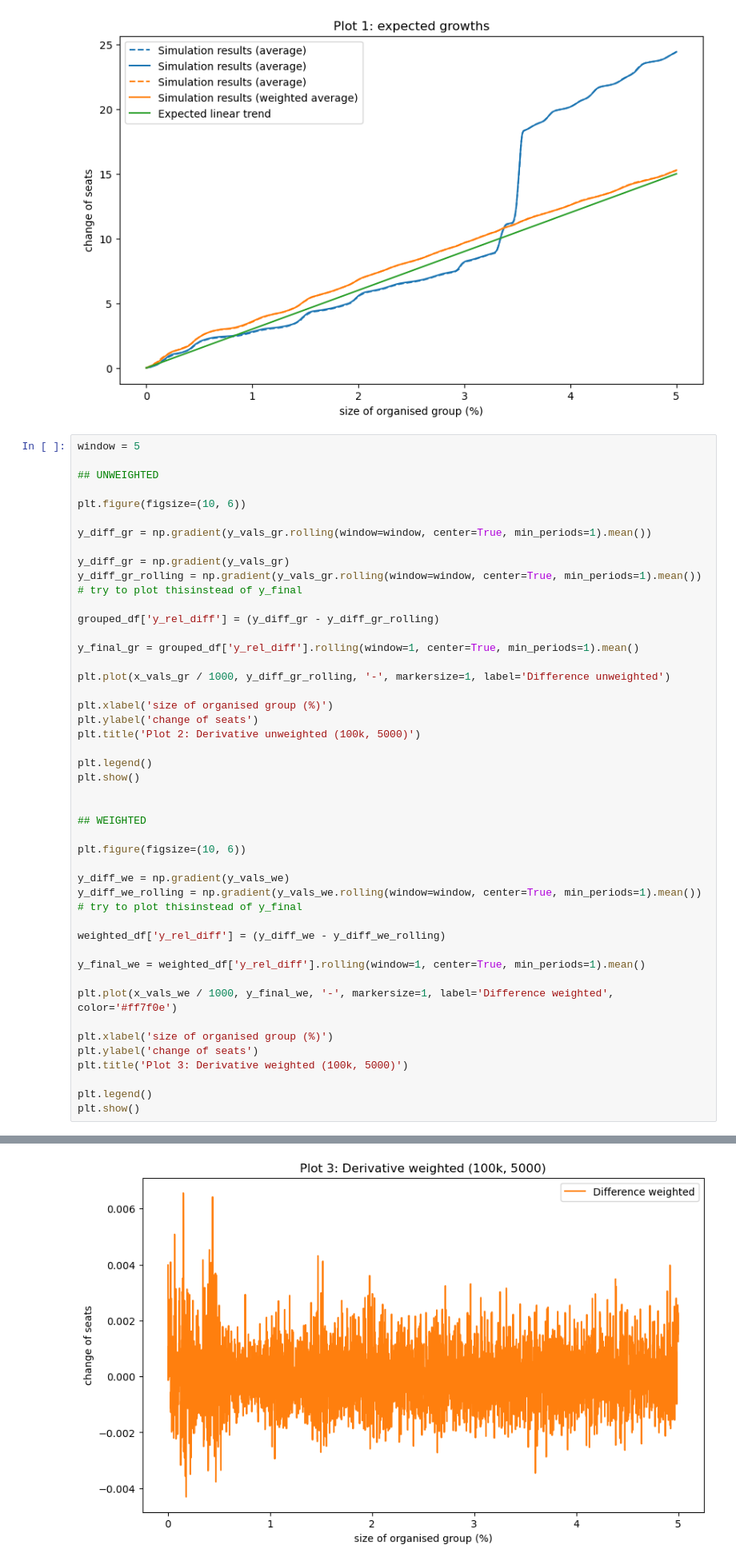
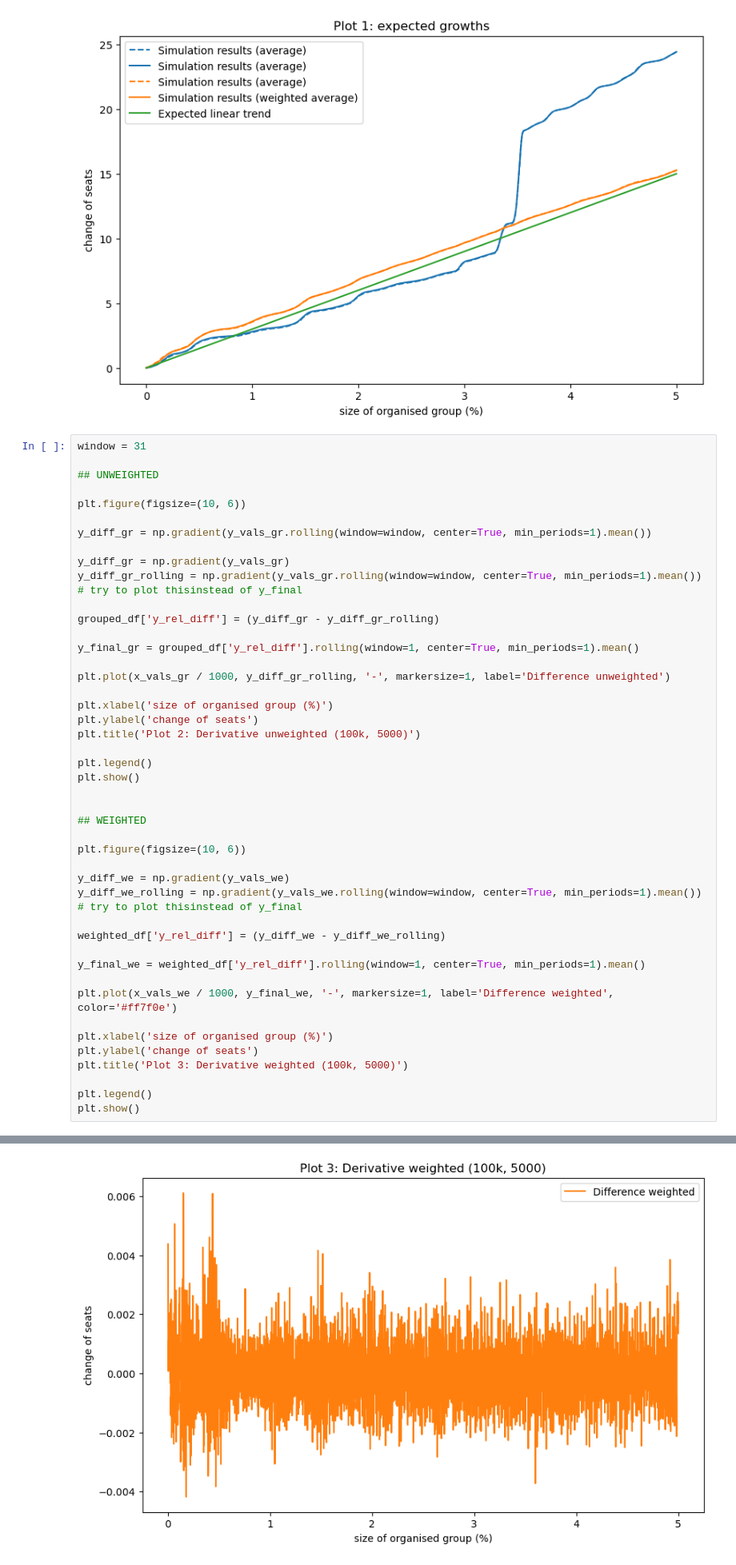
Before and after one commit to JnKamas/bc-praca, a Jupyter notebook: 0612preps.ipynb, the cells around one changed output, grey strips where cells are left out. Shown at 80% size. Saved outputs shown, nothing was run; the diff lists cells and outputs as text.

```diff
--- a/0612preps.ipynb
+++ b/0612preps.ipynb
@@ -95,7 +95,7 @@ plt.show()
 # %% [output]
 [figure]
 # %%
-window = 5
+window = 31
 
 ## UNWEIGHTED
 
@@ -144,4 +144,4 @@ plt.show()
-[figure, old version]
+[figure, new version]
 # %%
 plt.figure(figsize=(10, 6))
 
```
Also changed, not shown: parts of 1 cell of this notebook, 2 other files.
